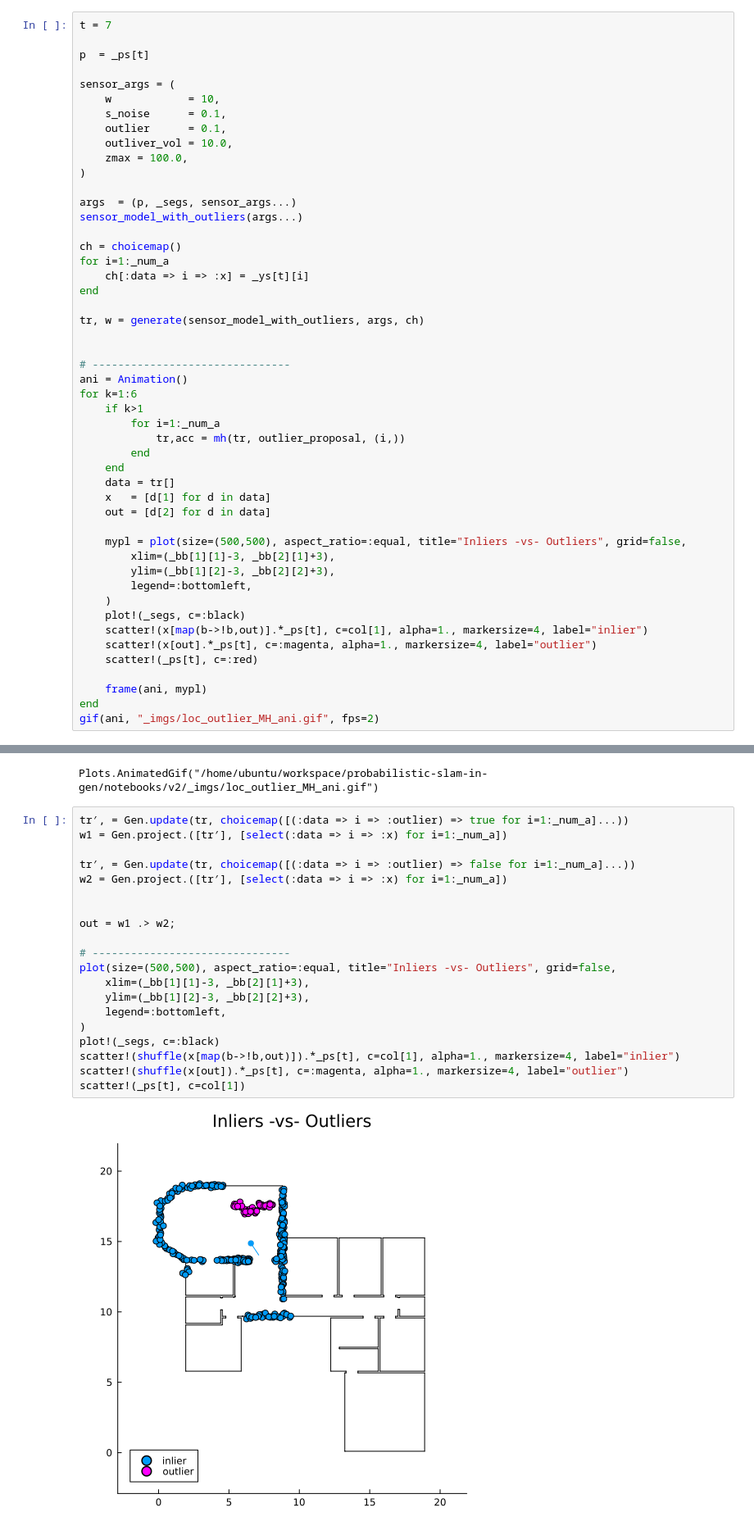
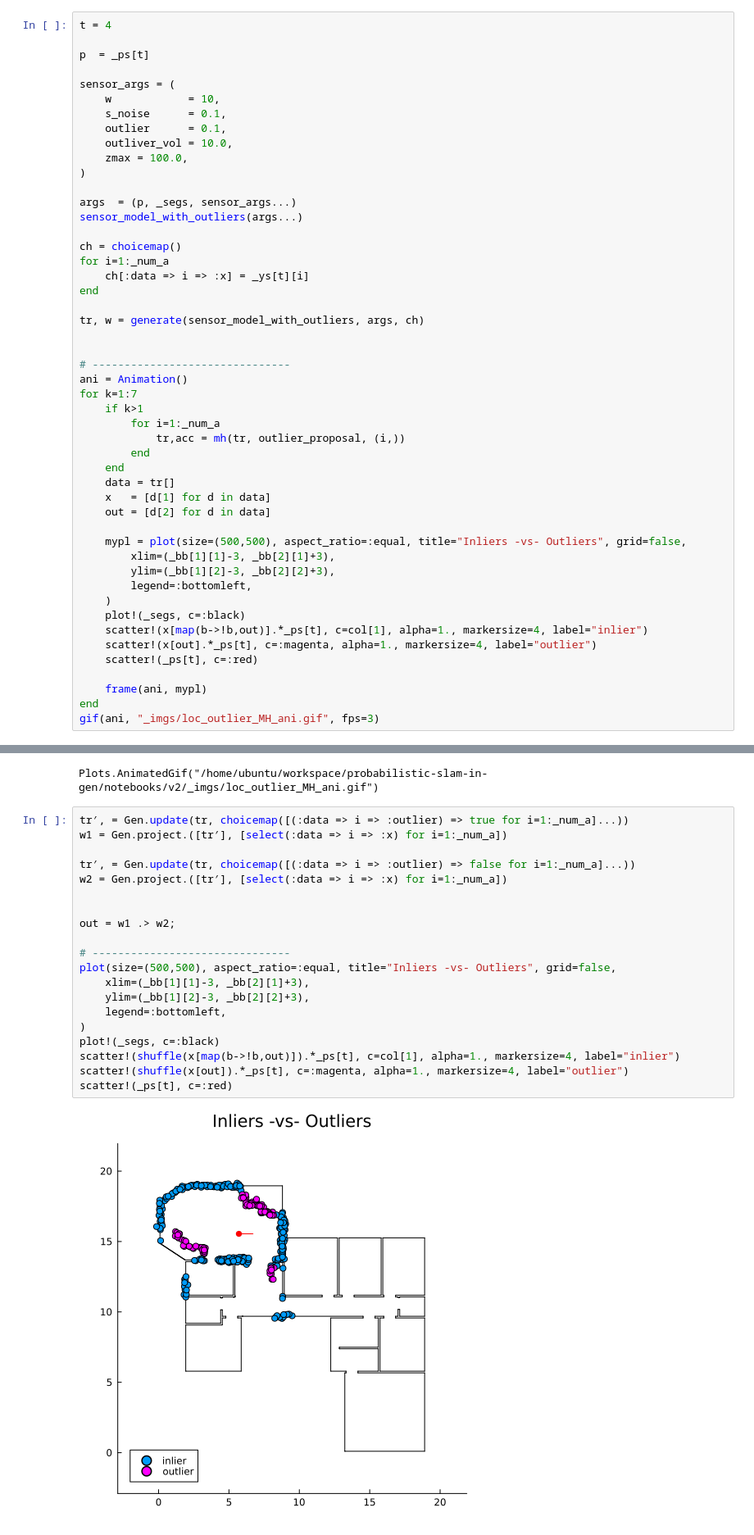
Before and after one commit to mirkoklukas/probabilistic-slam-in-gen, a Jupyter notebook: notebooks/v2/51 - Localization Tutorial - Part 1.ipynb, the cells around one changed output, grey strips where cells are left out. Shown at 82% size. Cells and saved outputs as stored; diff of their text form.

```diff
--- a/notebooks/v2/51 - Localization Tutorial - Part 1.ipynb
+++ b/notebooks/v2/51 - Localization Tutorial - Part 1.ipynb
@@ -748,7 +748,7 @@ Gen.DynamicDSLTrace{DynamicDSLFunction{Any}}(DynamicDSLFunction{Any}(Dict{Symbol
     {:data => i => :outlier} ~ bernoulli(0.5)
 end;
 # %%
-t = 7
+t = 4
 
 p  = _ps[t]
 
@@ -773,7 +773,7 @@ tr, w = generate(sensor_model_with_outliers, args, ch)
 
 # -------------------------------
 ani = Animation()
-for k=1:6
+for k=1:7
     if k>1
         for i=1:_num_a
             tr,acc = mh(tr, outlier_proposal, (i,))
@@ -795,7 +795,7 @@ for k=1:6
 
     frame(ani, mypl)
 end
-gif(ani, "_imgs/loc_outlier_MH_ani.gif", fps=2)
+gif(ani, "_imgs/loc_outlier_MH_ani.gif", fps=3)
 # %% [output]
 ┌ Info: Saved animation to /home/ubuntu/workspace/probabilistic-slam-in-gen/notebooks/v2/_imgs/loc_outlier_MH_ani.gif
 └ @ Plots /home/ubuntu/.julia/packages/Plots/9Q9pN/src/animation.jl:156
@@ -803,25 +803,25 @@ Plots.AnimatedGif("/home/ubuntu/workspace/probabilistic-slam-in-gen/notebooks/v2
 # %%
 tr′, = Gen.update(tr, choicemap([(:data => i => :outlier) => true for i=1:_num_a]...))
 w1 = Gen.project.([tr′], [select(:data => i => :x) for i=1:_num_a])
 
 tr′, = Gen.update(tr, choicemap([(:data => i => :outlier) => false for i=1:_num_a]...))
 w2 = Gen.project.([tr′], [select(:data => i => :x) for i=1:_num_a])
 
 
 out = w1 .> w2;
 
 # -------------------------------
 plot(size=(500,500), aspect_ratio=:equal, title="Inliers -vs- Outliers", grid=false,
     xlim=(_bb[1][1]-3, _bb[2][1]+3),
     ylim=(_bb[1][2]-3, _bb[2][2]+3),
     legend=:bottomleft,
 )
 plot!(_segs, c=:black)
 scatter!(shuffle(x[map(b->!b,out)]).*_ps[t], c=col[1], alpha=1., markersize=4, label="inlier")
 scatter!(shuffle(x[out]).*_ps[t], c=:magenta, alpha=1., markersize=4, label="outlier")
-scatter!(_ps[t], c=col[1])
+scatter!(_ps[t], c=:red)
 # %% [output]
-[figure, old version]
+[figure, new version]
 # %%
 # -----------------------
 ani = Animation()
```
Also changed, not shown: parts of 15 cells of this notebook, 8 other files.
